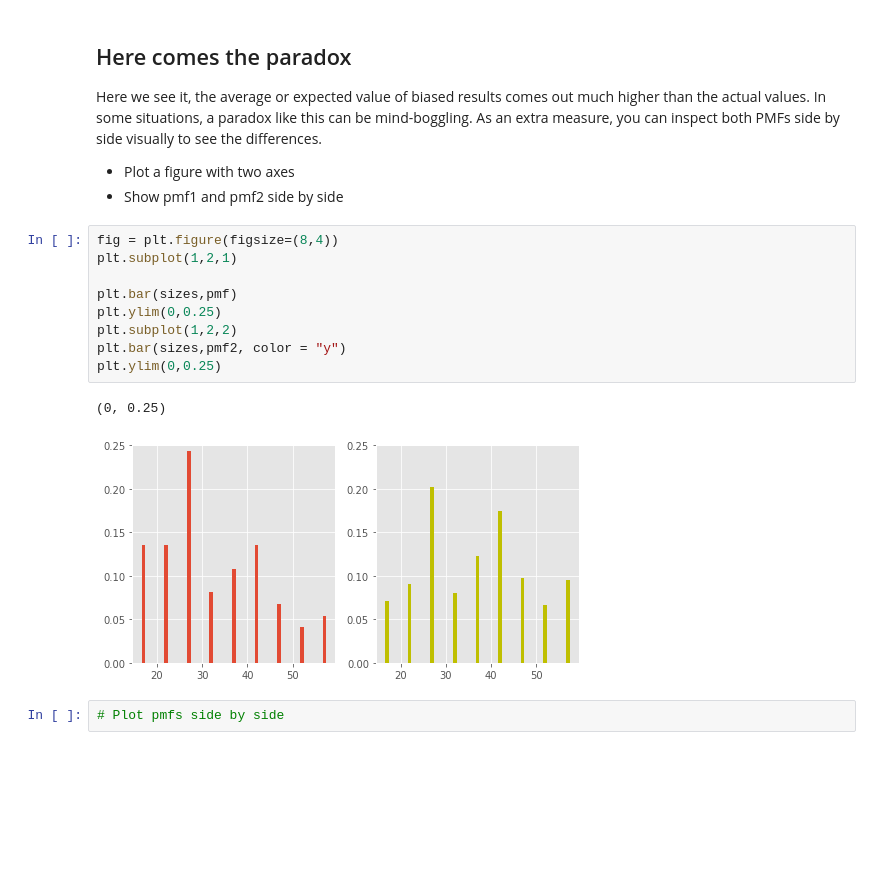
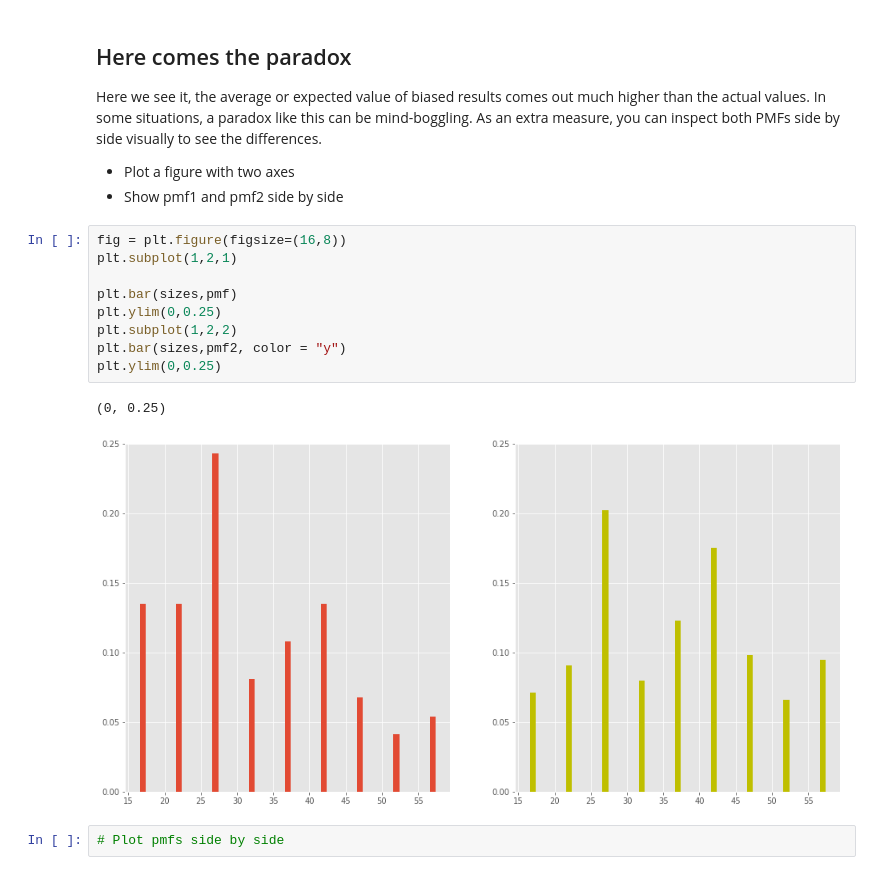
Before and after one commit to Pietrassyk/dsc-probability-mass-function-lab-nyc-ds-career-042219, a Jupyter notebook: index.ipynb, the cells around one changed output. Cells and saved outputs as stored; diff of their text form; blank space fills up the shorter version.

```diff
--- a/index.ipynb
+++ b/index.ipynb
@@ -153,17 +153,17 @@ Here we see it, the average or expected value of biased results comes out much h
 * Plot a figure with two axes
 * Show pmf1 and pmf2 side by side
 # %%
-fig = plt.figure(figsize=(8,4))
+fig = plt.figure(figsize=(16,8))
 plt.subplot(1,2,1)
 
 plt.bar(sizes,pmf)
 plt.ylim(0,0.25)
 plt.subplot(1,2,2)
 plt.bar(sizes,pmf2, color = "y")
 plt.ylim(0,0.25)
 # %% [output]
 (0, 0.25)
-[figure, old version]
+[figure, new version]
 # %%
 # Plot pmfs side by side
 # %% [output]
```
